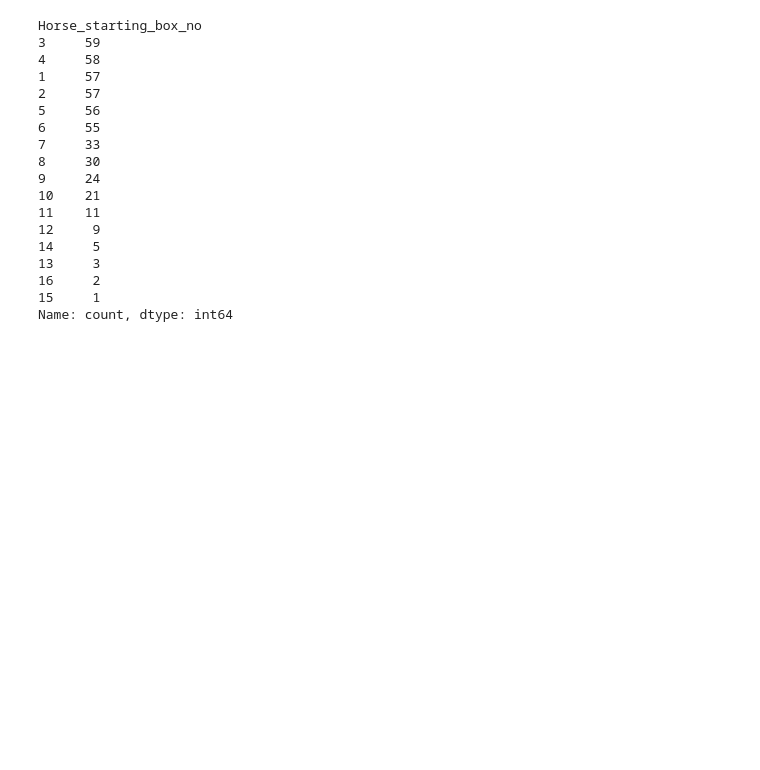
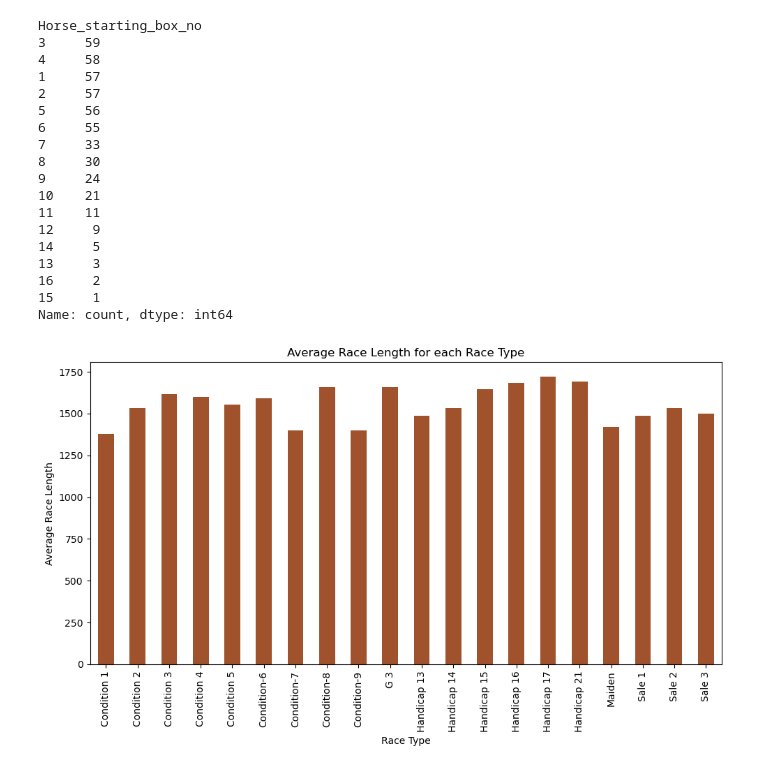
Before and after one commit to moonsunkey/Project-1, a Jupyter notebook: HorseRacing.ipynb, the cells around one changed output. Drawn from its saved outputs; the diff is of its cells as text; code cells hidden in the pictures; blank space fills up the shorter version.

Commit message:
worked on race length type and track condition again

```diff
--- a/HorseRacing.ipynb
+++ b/HorseRacing.ipynb
@@ -227,3 +229,19 @@ Horse_starting_box_no
 16     2
 15     1
 Name: count, dtype: int64
+# %%
+#What is the average race length for each race type?
+avg_race_length = clean.groupby('race_type')['race_length'].mean()
+
+
+# Create a bar plot for average race length by race type
+plt.figure(figsize=(10, 6))
+avg_race_length.plot(kind='bar', color='sienna')
+plt.title('Average Race Length for each Race Type')
+plt.xlabel('Race Type')
+plt.ylabel('Average Race Length')
+plt.xticks(rotation=90)
+plt.tight_layout()
+plt.show()
+# %% [output]
+[figure, added]
```
Also changed, not shown: parts of 5 cells of this notebook.
